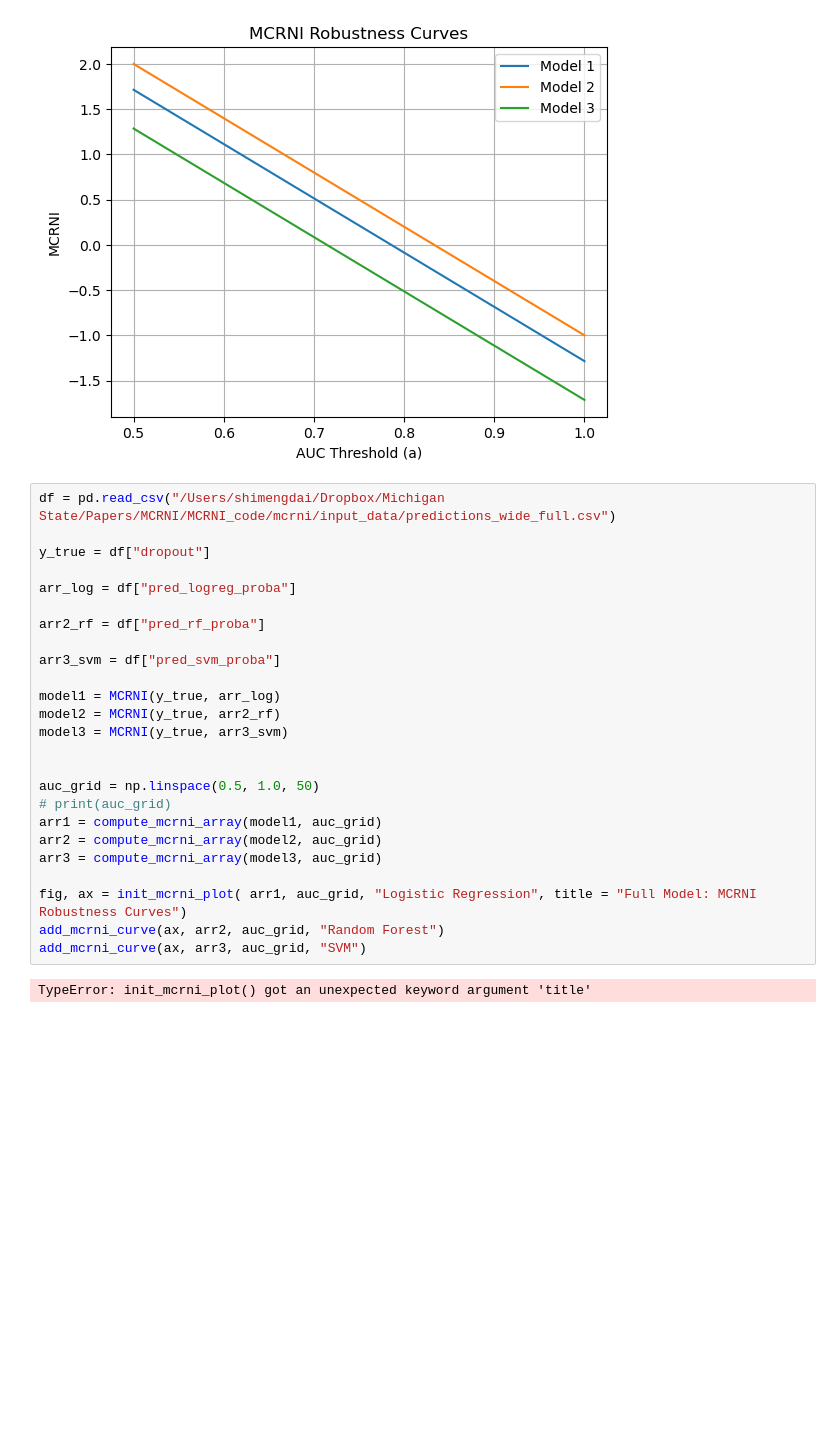
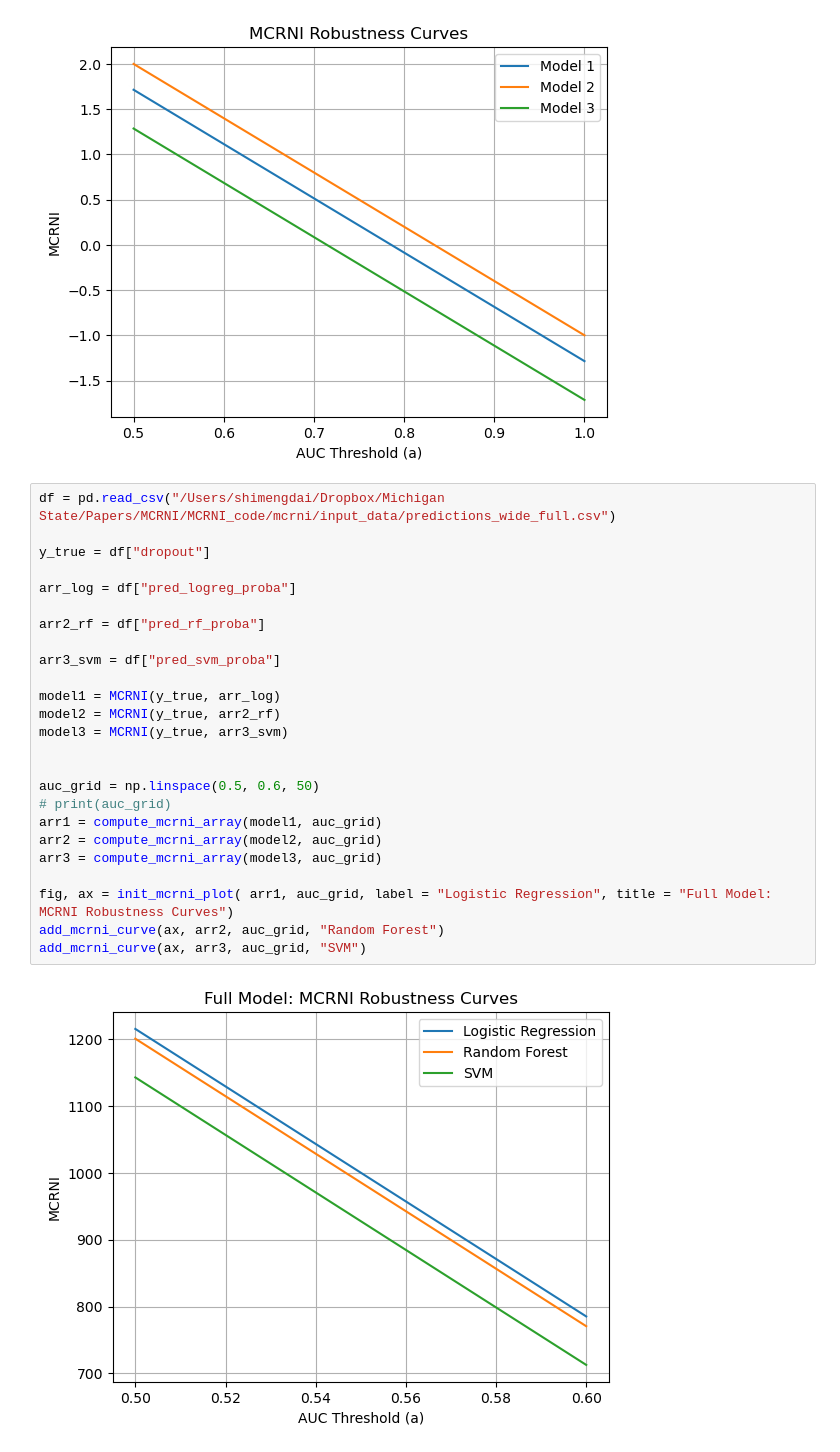
Before and after one commit to ShimengDai/MCRNI_code, a Jupyter notebook: mcrni/test_plot.ipynb, the cells around one changed output. Saved outputs shown, nothing was run; the diff lists cells and outputs as text; blank space fills up the shorter version.

```diff
--- a/mcrni/test_plot.ipynb
+++ b/mcrni/test_plot.ipynb
@@ -47,27 +47,27 @@ add_mcrni_curve(ax, arr3, auc_grid, "Model 3")
 # %%
 df = pd.read_csv("/Users/shimengdai/Dropbox/Michigan State/Papers/MCRNI/MCRNI_code/mcrni/input_data/predictions_wide_full.csv")
 
 y_true = df["dropout"]
 
 arr_log = df["pred_logreg_proba"]
 
 arr2_rf = df["pred_rf_proba"]
 
 arr3_svm = df["pred_svm_proba"]
 
 model1 = MCRNI(y_true, arr_log)
 model2 = MCRNI(y_true, arr2_rf)
 model3 = MCRNI(y_true, arr3_svm)
 
 
-auc_grid = np.linspace(0.5, 1.0, 50)
+auc_grid = np.linspace(0.5, 0.6, 50)
 # print(auc_grid)
 arr1 = compute_mcrni_array(model1, auc_grid)
 arr2 = compute_mcrni_array(model2, auc_grid)
 arr3 = compute_mcrni_array(model3, auc_grid)
 
-fig, ax = init_mcrni_plot( arr1, auc_grid, "Logistic Regression", title = "Full Model: MCRNI Robustness Curves")
+fig, ax = init_mcrni_plot( arr1, auc_grid, label = "Logistic Regression", title = "Full Model: MCRNI Robustness Curves")
 add_mcrni_curve(ax, arr2, auc_grid, "Random Forest")
 add_mcrni_curve(ax, arr3, auc_grid, "SVM")
 # %% [output]
-TypeError: init_mcrni_plot() got an unexpected keyword argument 'title'
+[figure, added]
```
Also changed, not shown: parts of 3 cells of this notebook.
